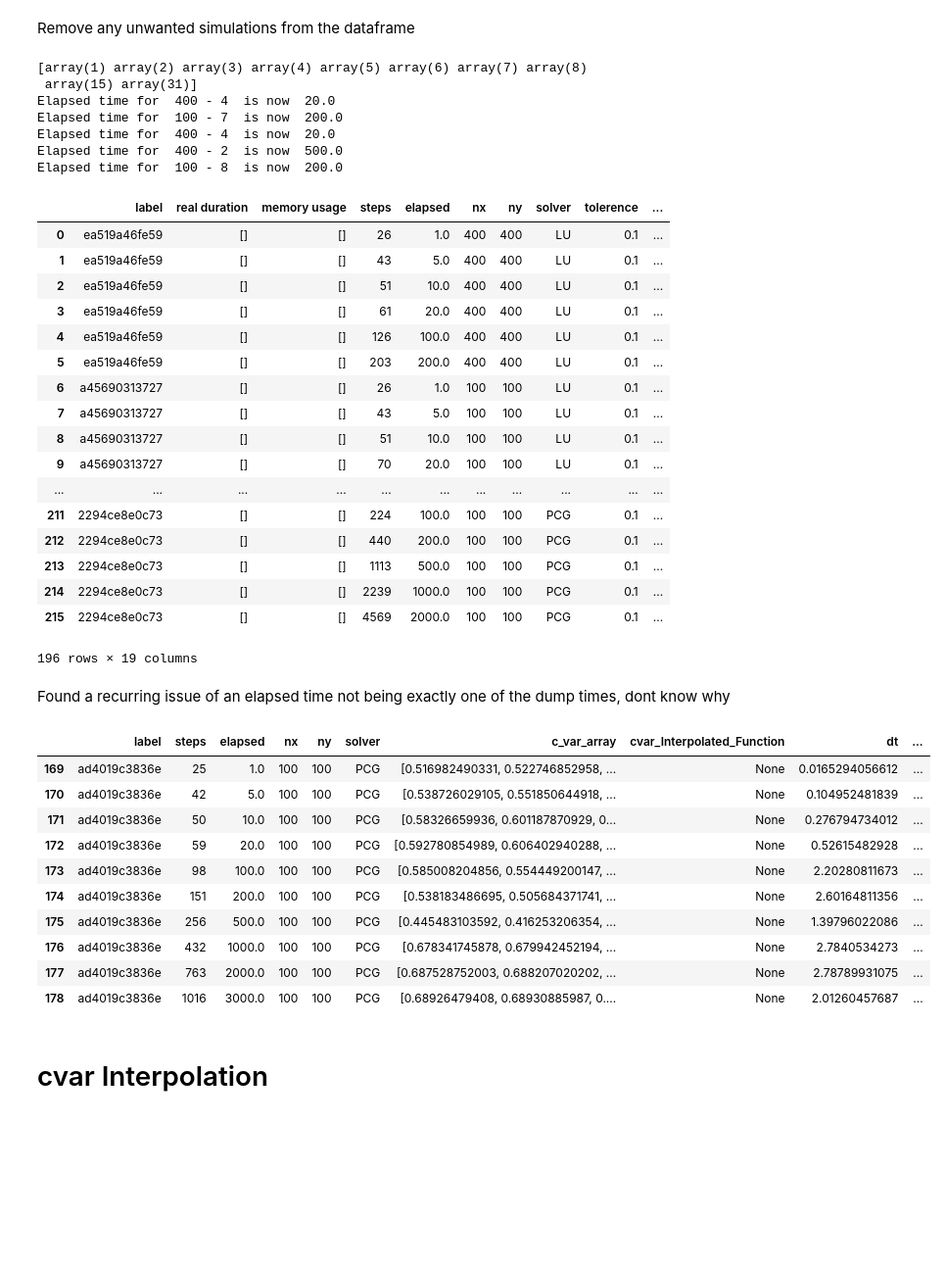
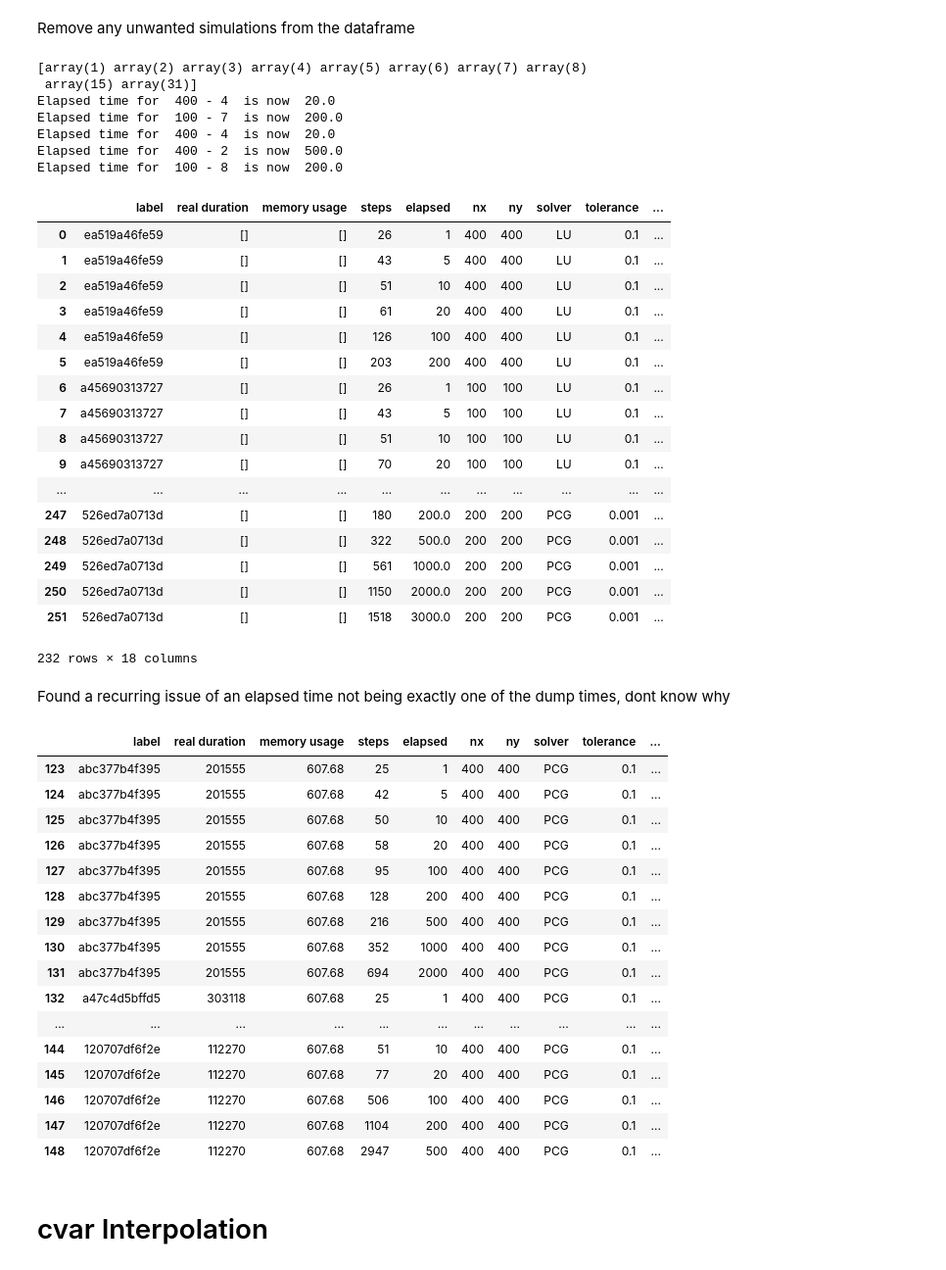
Before and after one commit to evgenjevich/cluster-sumatra-sims, a Jupyter notebook: DataExtract.ipynb, the cells around one changed output. Shown at 98% size. Drawn from its saved outputs; the diff is of its cells as text; code cells hidden in the pictures; blank space fills up the shorter version.

```diff
--- a/DataExtract.ipynb
+++ b/DataExtract.ipynb
@@ -210,4 +296,4 @@ Name: label, dtype: object
 # %% [markdown]
 Create the dataframe which we need to fill in with data
 # %%
-dfC = pandas.DataFrame(columns=['label','real duration', 'memory usage', 'steps','elapsed', 'nx', 'ny', 'solver', 'tolerence', 'free energy at elapsed', 'c_var_array', 'cvar_Interpolated_Function', 'dt', 'dx', 'dy', 'sweeps', 'L1', 'L2', 'Linf'])
+dfC = pandas.DataFrame(columns=['label','real duration', 'memory usage', 'steps','elapsed', 'nx', 'ny', 'solver', 'tolerance', 'free energy at elapsed', 'c_var_array', 'dt', 'dx', 'dy', 'sweeps', 'L1', 'L2', 'Linf'])
@@ -280,49 +411,55 @@ Elapsed time for  100 - 7  is now  200.0
 Elapsed time for  400 - 4  is now  20.0
 Elapsed time for  400 - 2  is now  500.0
 Elapsed time for  100 - 8  is now  200.0
-|  | label | real duration | memory usage | steps | elapsed | nx | ny | solver | tolerence | ... |
-| 0 | ea519a46fe59 | [] | [] | 26 | 1.0 | 400 | 400 | LU | 0.1 | ... |
-| 1 | ea519a46fe59 | [] | [] | 43 | 5.0 | 400 | 400 | LU | 0.1 | ... |
-| 2 | ea519a46fe59 | [] | [] | 51 | 10.0 | 400 | 400 | LU | 0.1 | ... |
-| 3 | ea519a46fe59 | [] | [] | 61 | 20.0 | 400 | 400 | LU | 0.1 | ... |
-| 4 | ea519a46fe59 | [] | [] | 126 | 100.0 | 400 | 400 | LU | 0.1 | ... |
-| 5 | ea519a46fe59 | [] | [] | 203 | 200.0 | 400 | 400 | LU | 0.1 | ... |
-| 6 | a45690313727 | [] | [] | 26 | 1.0 | 100 | 100 | LU | 0.1 | ... |
-| 7 | a45690313727 | [] | [] | 43 | 5.0 | 100 | 100 | LU | 0.1 | ... |
-| 8 | a45690313727 | [] | [] | 51 | 10.0 | 100 | 100 | LU | 0.1 | ... |
-| 9 | a45690313727 | [] | [] | 70 | 20.0 | 100 | 100 | LU | 0.1 | ... |
+|  | label | real duration | memory usage | steps | elapsed | nx | ny | solver | tolerance | ... |
+| 0 | ea519a46fe59 | [] | [] | 26 | 1 | 400 | 400 | LU | 0.1 | ... |
+| 1 | ea519a46fe59 | [] | [] | 43 | 5 | 400 | 400 | LU | 0.1 | ... |
+| 2 | ea519a46fe59 | [] | [] | 51 | 10 | 400 | 400 | LU | 0.1 | ... |
+| 3 | ea519a46fe59 | [] | [] | 61 | 20 | 400 | 400 | LU | 0.1 | ... |
+| 4 | ea519a46fe59 | [] | [] | 126 | 100 | 400 | 400 | LU | 0.1 | ... |
+| 5 | ea519a46fe59 | [] | [] | 203 | 200 | 400 | 400 | LU | 0.1 | ... |
+| 6 | a45690313727 | [] | [] | 26 | 1 | 100 | 100 | LU | 0.1 | ... |
+| 7 | a45690313727 | [] | [] | 43 | 5 | 100 | 100 | LU | 0.1 | ... |
+| 8 | a45690313727 | [] | [] | 51 | 10 | 100 | 100 | LU | 0.1 | ... |
+| 9 | a45690313727 | [] | [] | 70 | 20 | 100 | 100 | LU | 0.1 | ... |
 | ... | ... | ... | ... | ... | ... | ... | ... | ... | ... | ... |
-| 211 | 2294ce8e0c73 | [] | [] | 224 | 100.0 | 100 | 100 | PCG | 0.1 | ... |
-| 212 | 2294ce8e0c73 | [] | [] | 440 | 200.0 | 100 | 100 | PCG | 0.1 | ... |
-| 213 | 2294ce8e0c73 | [] | [] | 1113 | 500.0 | 100 | 100 | PCG | 0.1 | ... |
-| 214 | 2294ce8e0c73 | [] | [] | 2239 | 1000.0 | 100 | 100 | PCG | 0.1 | ... |
-| 215 | 2294ce8e0c73 | [] | [] | 4569 | 2000.0 | 100 | 100 | PCG | 0.1 | ... |
+| 247 | 526ed7a0713d | [] | [] | 180 | 200.0 | 200 | 200 | PCG | 0.001 | ... |
+| 248 | 526ed7a0713d | [] | [] | 322 | 500.0 | 200 | 200 | PCG | 0.001 | ... |
+| 249 | 526ed7a0713d | [] | [] | 561 | 1000.0 | 200 | 200 | PCG | 0.001 | ... |
+| 250 | 526ed7a0713d | [] | [] | 1150 | 2000.0 | 200 | 200 | PCG | 0.001 | ... |
+| 251 | 526ed7a0713d | [] | [] | 1518 | 3000.0 | 200 | 200 | PCG | 0.001 | ... |
-196 rows × 19 columns
+232 rows × 18 columns
 # %% [markdown]
 Found a recurring issue of an elapsed time not being exactly one of the dump times, dont know why
 # %%
 # dfC_sweepTemp.loc[40:60]
 
 # dfC_100_5 = dfC_sweepTemp2.query('(nx==100) and (sweeps==5)')
 # dfC_100_5
 # dfC_8sweeps = dfC.query('(label=="a47c4d5bffd5")')
-dfC_8sweeps = dfC_sweepTemp2.query('(nx==100) & (solver=="PCG") & (sweeps==8)')
+dfC_8sweeps = dfC_sweepTemp2.query('(nx==400) & (solver=="PCG")')
 dfC_8sweeps
 
 #for some reason, the 100-7-199.349588 simulation exists instead of the elapsed being 200 (ROW 55)
 #maybe try to replicate this issue by running a N=100 Sweeps=7 Duration=500 simulation
 # %% [output]
-|  | label | steps | elapsed | nx | ny | solver | c_var_array | cvar_Interpolated_Function | dt | ... |
-| 169 | ad4019c3836e | 25 | 1.0 | 100 | 100 | PCG | [0.516982490331, 0.522746852958, ... | None | 0.0165294056612 | ... |
-| 170 | ad4019c3836e | 42 | 5.0 | 100 | 100 | PCG | [0.538726029105, 0.551850644918, ... | None | 0.104952481839 | ... |
-| 171 | ad4019c3836e | 50 | 10.0 | 100 | 100 | PCG | [0.58326659936, 0.601187870929, 0... | None | 0.276794734012 | ... |
-| 172 | ad4019c3836e | 59 | 20.0 | 100 | 100 | PCG | [0.592780854989, 0.606402940288, ... | None | 0.52615482928 | ... |
-| 173 | ad4019c3836e | 98 | 100.0 | 100 | 100 | PCG | [0.585008204856, 0.554449200147, ... | None | 2.20280811673 | ... |
-| 174 | ad4019c3836e | 151 | 200.0 | 100 | 100 | PCG | [0.538183486695, 0.505684371741, ... | None | 2.60164811356 | ... |
-| 175 | ad4019c3836e | 256 | 500.0 | 100 | 100 | PCG | [0.445483103592, 0.416253206354, ... | None | 1.39796022086 | ... |
-| 176 | ad4019c3836e | 432 | 1000.0 | 100 | 100 | PCG | [0.678341745878, 0.679942452194, ... | None | 2.7840534273 | ... |
-| 177 | ad4019c3836e | 763 | 2000.0 | 100 | 100 | PCG | [0.687528752003, 0.688207020202, ... | None | 2.78789931075 | ... |
-| 178 | ad4019c3836e | 1016 | 3000.0 | 100 | 100 | PCG | [0.68926479408, 0.68930885987, 0.... | None | 2.01260457687 | ... |
+|  | label | real duration | memory usage | steps | elapsed | nx | ny | solver | tolerance | ... |
+| 123 | abc377b4f395 | 201555 | 607.68 | 25 | 1 | 400 | 400 | PCG | 0.1 | ... |
+| 124 | abc377b4f395 | 201555 | 607.68 | 42 | 5 | 400 | 400 | PCG | 0.1 | ... |
+| 125 | abc377b4f395 | 201555 | 607.68 | 50 | 10 | 400 | 400 | PCG | 0.1 | ... |
+| 126 | abc377b4f395 | 201555 | 607.68 | 58 | 20 | 400 | 400 | PCG | 0.1 | ... |
+| 127 | abc377b4f395 | 201555 | 607.68 | 95 | 100 | 400 | 400 | PCG | 0.1 | ... |
+| 128 | abc377b4f395 | 201555 | 607.68 | 128 | 200 | 400 | 400 | PCG | 0.1 | ... |
+| 129 | abc377b4f395 | 201555 | 607.68 | 216 | 500 | 400 | 400 | PCG | 0.1 | ... |
+| 130 | abc377b4f395 | 201555 | 607.68 | 352 | 1000 | 400 | 400 | PCG | 0.1 | ... |
+| 131 | abc377b4f395 | 201555 | 607.68 | 694 | 2000 | 400 | 400 | PCG | 0.1 | ... |
+| 132 | a47c4d5bffd5 | 303118 | 607.68 | 25 | 1 | 400 | 400 | PCG | 0.1 | ... |
+| ... | ... | ... | ... | ... | ... | ... | ... | ... | ... | ... |
+| 144 | 120707df6f2e | 112270 | 607.68 | 51 | 10 | 400 | 400 | PCG | 0.1 | ... |
+| 145 | 120707df6f2e | 112270 | 607.68 | 77 | 20 | 400 | 400 | PCG | 0.1 | ... |
+| 146 | 120707df6f2e | 112270 | 607.68 | 506 | 100 | 400 | 400 | PCG | 0.1 | ... |
+| 147 | 120707df6f2e | 112270 | 607.68 | 1104 | 200 | 400 | 400 | PCG | 0.1 | ... |
+| 148 | 120707df6f2e | 112270 | 607.68 | 2947 | 500 | 400 | 400 | PCG | 0.1 | ... |
 # %% [markdown]
 # cvar Interpolation
 # %% [markdown]
```
Also changed, not shown: parts of 21 cells of this notebook.
